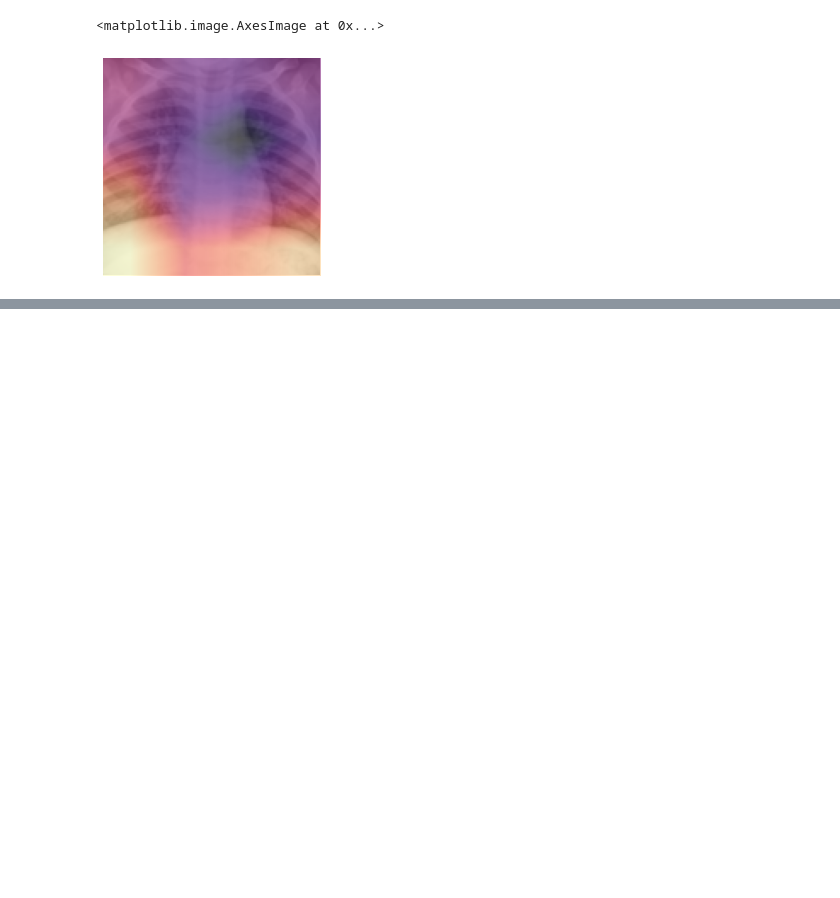
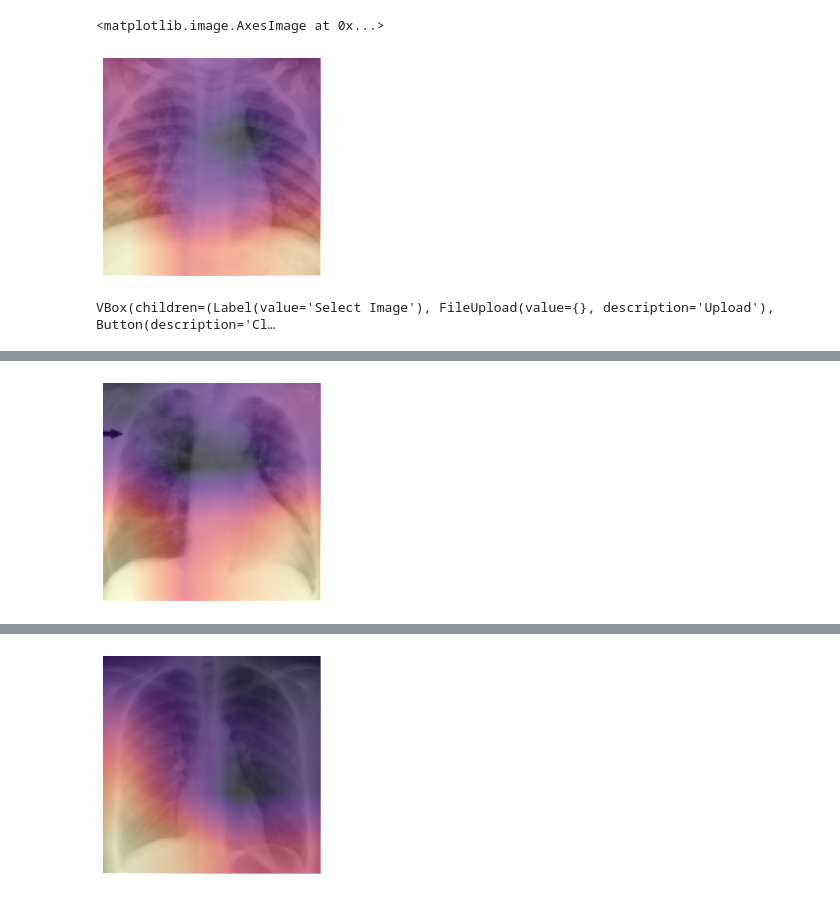
Before and after one commit to tobiasbudig/x-ray-chest-analysis, a Jupyter notebook: x-ray-deep-learning.ipynb, the cells around one changed output, grey strips where cells are left out. Cells and saved outputs as stored; diff of their text form; code cells hidden in the pictures; blank space fills up the shorter version.

Commit message:
explain and predict picture

```diff
--- a/x-ray-deep-learning.ipynb
+++ b/x-ray-deep-learning.ipynb
@@ -150,3 +157,47 @@ ax.imshow(cam_map[1].detach().cpu(), alpha=0.6, extent=(0, 128, 128,0), interpol
 # %% [output]
 <matplotlib.image.AxesImage at 0x...>
 [figure]
+# %%
+from ipywidgets import VBox
+btn_uploaded = widgets.FileUpload()
+out_label = widgets.Output()
+cam_label_out = widgets.Output()
+pred_label = widgets.Label()
+btn_runing = widgets.Button(description="Classify & Explain")
+
+def on_click_classify_and_explain(change):
+
+    img_test = PILImage.create(btn_uploaded.data[-1])
+    x, = first(dls.test_dl([img_test]))
+
+    out_label.clear_output()
+    with out_label: display(img_test.to_thumb(128, 128))
+
+    hook_output = Hook()
+    hook = learn_inf.model[0].register_forward_hook(hook_output.hook_func)
+    with torch.no_grad(): output = learn_inf.model.eval()(x)
+
+    act = hook_output.stored[0]
+    pred_normal, pred_pneum = F.softmax(output, dim=-1)[0] #could cause erors
+
+    cam_map = torch.einsum("ck,kij->cij", learn_inf.model[1][-1].weight, act)
+
+    x_dec = TensorImage(dls.train.decode((x,))[0][0])
+
+
+    _, ax = plt.subplots()
+    x_dec.show(ctx=ax)
+    ax.imshow(cam_map[1].detach().cpu(), alpha=0.6, extent=(0, 128, 128,0), interpolation="bilinear", cmap="magma")
+
+    cam_label_out.clear_output()
+    with out_label: display(img_test.to_thumb(128, 128))
+
+    #get predictions
+    pred, pred_idx, probs = learn_inf.predict(img_test)
+    pred_label.value = f"Predictions: {pred}; Probability: {probs[pred_idx]:.04f}"
+    pred_label
+
+btn_runing.on_click(on_click_classify_and_explain)
+VBox([widgets.Label("Select Image"), btn_uploaded, btn_runing, out_label, pred_label])
+# %% [output]
+VBox(children=(Label(value='Select Image'), FileUpload(value={}, description='Upload'), Button(description='Cl…
@@ -152,0 +205 @@ ax.imshow(cam_map[1].detach().cpu(), alpha=0.6, extent=(0, 128, 128,0), interpol
+[figure, added]
@@ -152,0 +207 @@ ax.imshow(cam_map[1].detach().cpu(), alpha=0.6, extent=(0, 128, 128,0), interpol
+[figure, added]
```
Also changed, not shown: parts of 4 cells of this notebook.
